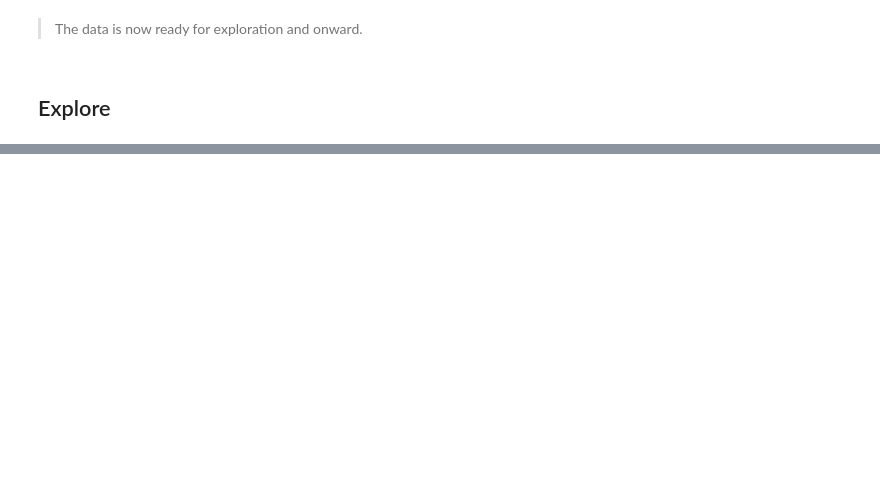
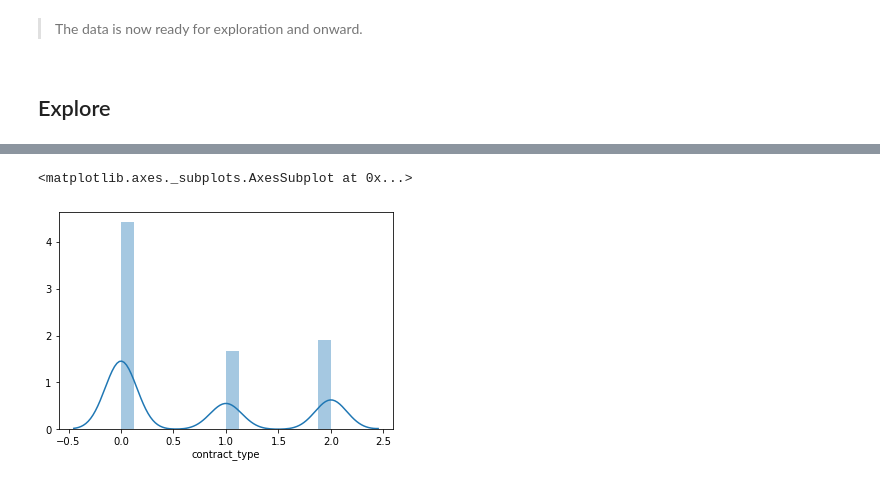
Before and after one commit to KwameTaylor/regression-exercises, a Jupyter notebook: model.ipynb, the cells around one changed output, grey strips where cells are left out. Cells and saved outputs as stored; diff of their text form; code cells hidden in the pictures; blank space fills up the shorter version.

```diff
--- a/model.ipynb
+++ b/model.ipynb
@@ -113,0 +124,5 @@ X_train_scaled, X_validate_scaled, X_test_scaled = telco_X_scale(X_train, X_vali
+# %%
+sns.distplot(X_train.contract_type)
+# %% [output]
+<matplotlib.axes._subplots.AxesSubplot at 0x...>
+[figure, added]
```
Also changed, not shown: parts of 3 cells of this notebook, 1 other file.
